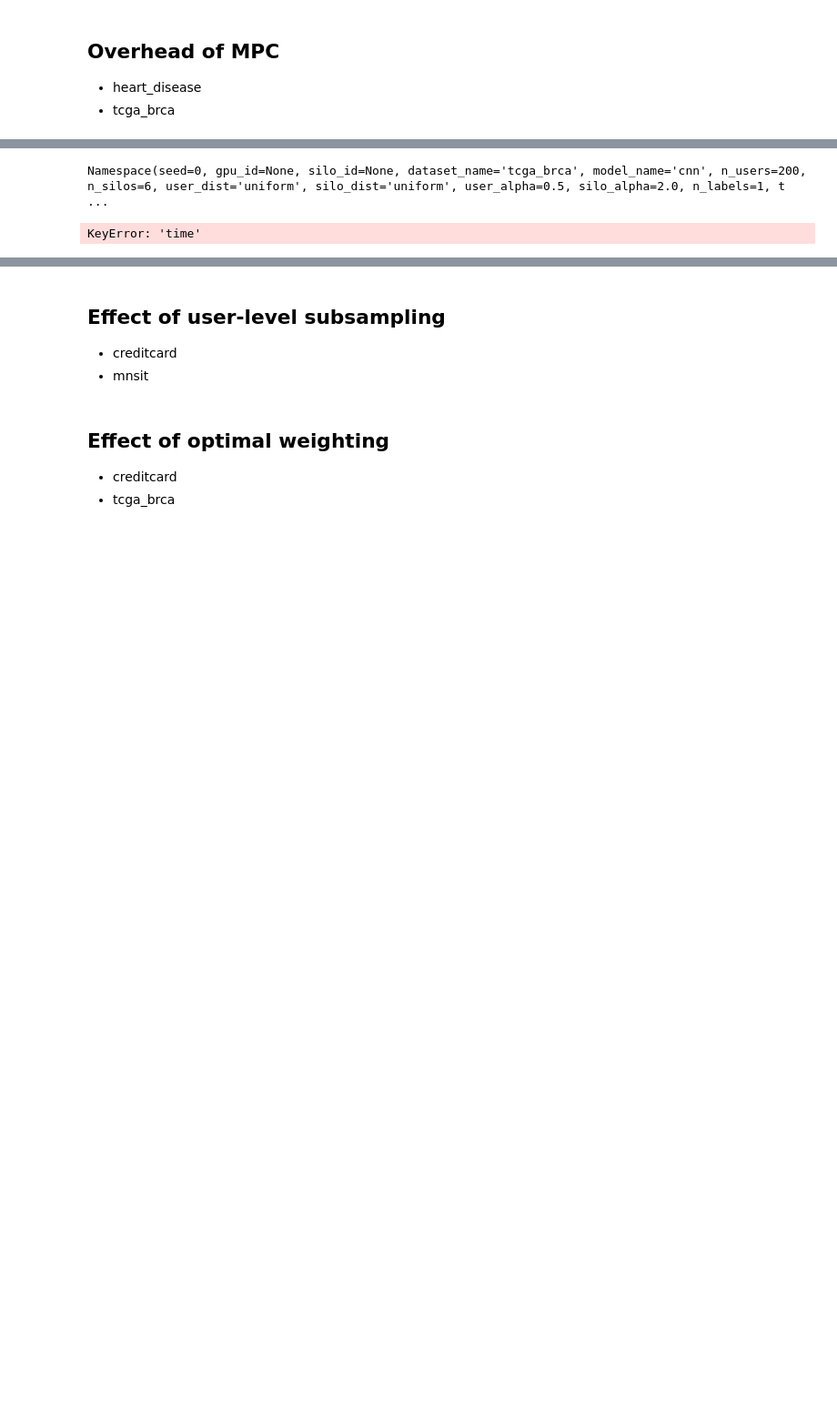
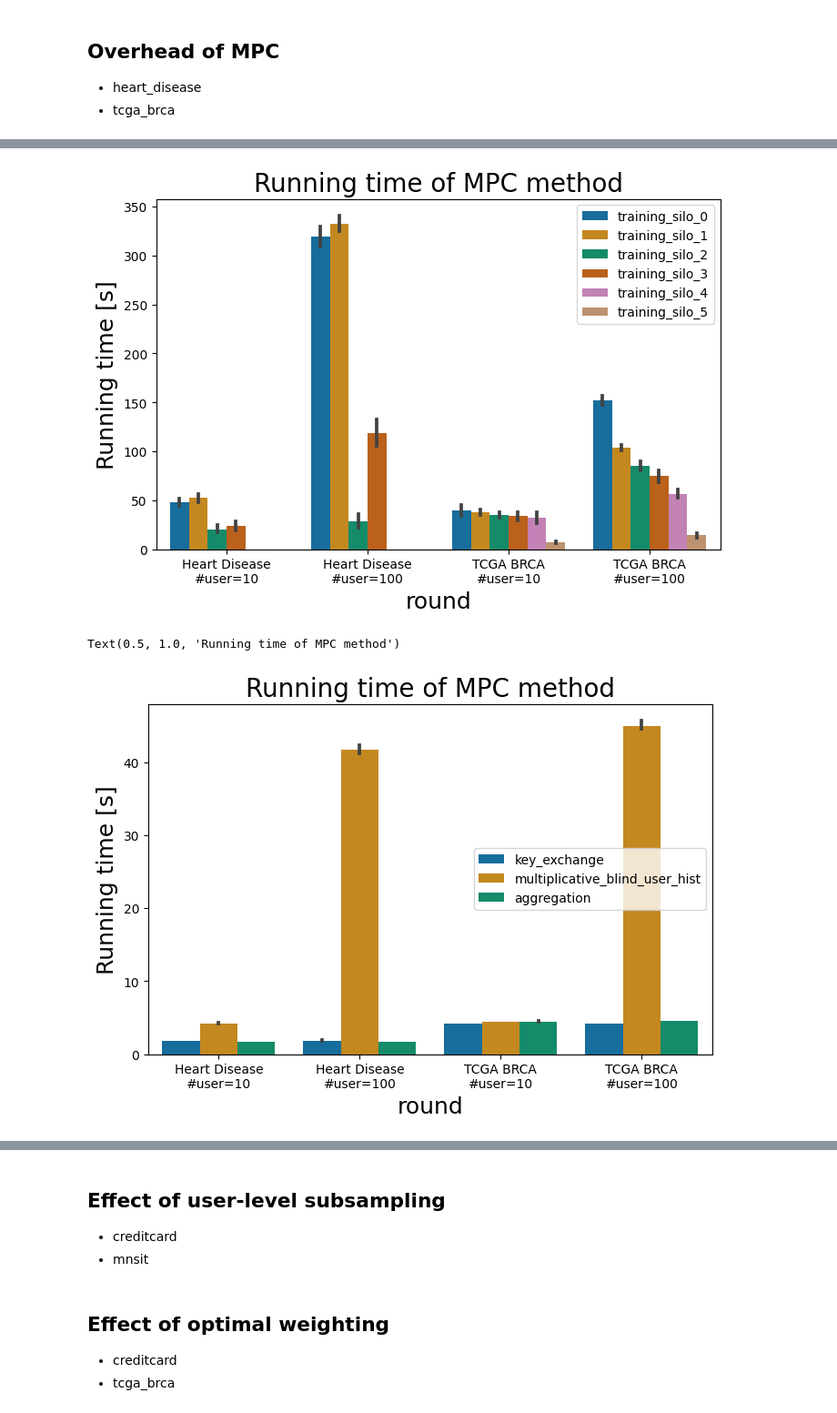
Before and after one commit to FumiyukiKato/uldp-fl, a Jupyter notebook: exp/exp_results.ipynb, the cells around one changed output, grey strips where cells are left out. Shown at 91% size. Drawn from its saved outputs; the diff is of its cells as text; code cells hidden in the pictures; blank space fills up the shorter version.

Commit message:
canonical script

```diff
--- a/exp/exp_results.ipynb
+++ b/exp/exp_results.ipynb
@@ -333,6 +420,70 @@ Namespace(seed=0, gpu_id=None, silo_id=None, dataset_name='tcga_brca', model_nam
-# %%
-exp_result_list = load_result_from_file_path(file_paths[0])
-exp_result_list[0]["time"]
-# %% [output]
-Namespace(seed=0, gpu_id=None, silo_id=None, dataset_name='tcga_brca', model_name='cnn', n_users=200, n_silos=6, user_dist='uniform', silo_dist='uniform', user_alpha=0.5, silo_alpha=2.0, n_labels=1, t ...
-KeyError: 'time'
+# %%
+secure_weighting_file_paths = get_result_files_of_script("secure_weighting")
+n_files = len(file_paths)
+all_data = []
+for i, file_path in enumerate(file_paths):
+    exp_result_list = load_result_from_file_path(file_path)
+    for exp_result in exp_result_list:
+        diff_list = []
+        previous_time =0
+        for time in exp_result["time"]["time"]:
+            diff_list.append(time*(-1) - previous_time)
+            previous_time = time*(-1)
+        exp_result["time"]["diff"] = diff_list
+        all_data.append((i, exp_result["time"]))
+
+setting_map = {0: "Heart Disease\n#user=10", 1: "Heart Disease\n#user=100", 2: "TCGA BRCA\n#user=10", 3: "TCGA BRCA\n#user=100"}
+
+if setting_map is None:
+    setting_map = {i: i for i in range(n_files)}
+all_results = {"round_idx": [], "time": [], "kind": [], "counter": [], "setting": []}
+for file_idx, result in all_data:
+    for round_idx, time, kind, counter  in zip(result["round_idx"], result["diff"], result["kind"], result["counter"]):
+        all_results["round_idx"].append(round_idx)
+        all_results["time"].append(time)
+        all_results["kind"].append(kind)
+        all_results["counter"].append(counter)
+        all_results["setting"].append(setting_map[file_idx])
+
+running_time_results = {"time": [], "kind": [], "setting": []}
+other_time_results = {"time": [], "kind": [], "setting": []}
+for time, kind, setting in zip(all_results['time'], all_results['kind'], all_results['setting']):
+    if kind.startswith('training'):
+        running_time_results['time'].append(time)
+        running_time_results['kind'].append(kind)
+        running_time_results['setting'].append(setting)
+    elif kind in ["key_exchange", "multiplicative_blind_user_hist", "aggregation"]:
+        other_time_results['time'].append(time)
+        other_time_results['kind'].append(kind)
+        other_time_results['setting'].append(setting)
+
+
+fig, ax = plt.subplots(1, 1, figsize=(8, 5))
+sns.barplot(
+    x="setting",
+    y="time",
+    hue="kind",
+    data=running_time_results,
+    ax=ax,
+    alpha=1.0,
+    palette="colorblind",
+)
+ax.set_xlabel("round", fontsize=18)
+ax.set_ylabel("Running time [s]", fontsize=18)
+ax.set_title("Running time of MPC method", fontsize=20)
+plt.show()
+
+fig, ax = plt.subplots(1, 1, figsize=(8, 5))
+sns.barplot(
+    x="setting",
+    y="time",
+    hue="kind",
+    data=other_time_results,
+    ax=ax,
+    alpha=1.0,
+    palette="colorblind",
+)
+ax.set_xlabel("round", fontsize=18)
+ax.set_ylabel("Running time [s]", fontsize=18)
+ax.set_title("Running time of MPC method", fontsize=20)
+# %% [output]
@@ -338,0 +507,3 @@ KeyError: 'time'
+[figure, added]
+Text(0.5, 1.0, 'Running time of MPC method')
+[figure, added]
```
Also changed, not shown: parts of 14 cells of this notebook, 12 other files.
